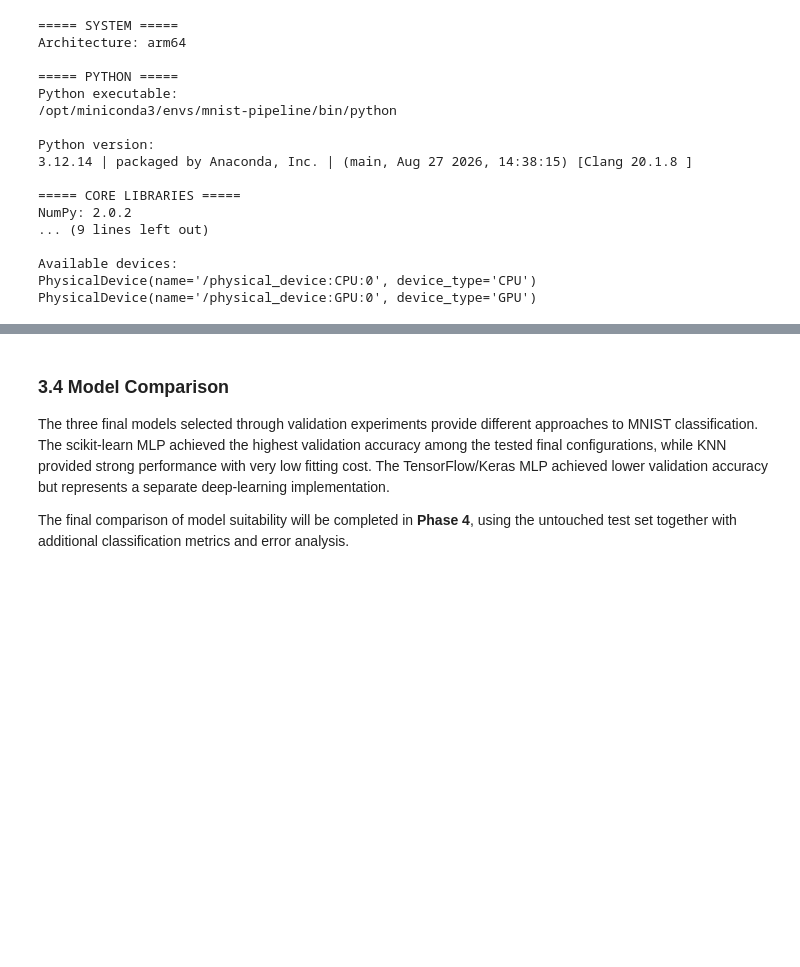
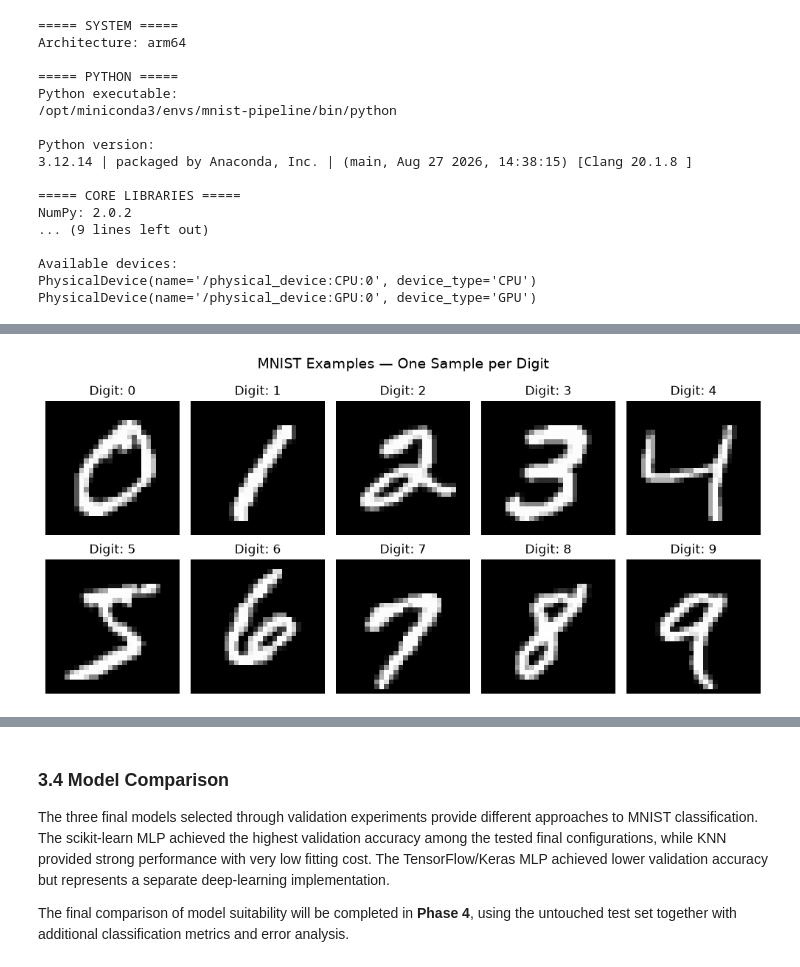
Before and after one commit to ananda-pires/mnist-multiclass-predictive-pipeline, a Jupyter notebook: notebooks/mnist_pipeline.ipynb, the cells around one changed output, grey strips where cells are left out. Drawn from its saved outputs; the diff is of its cells as text; code cells hidden in the pictures; blank space fills up the shorter version.

Commit message:
refactor: standardize complete MNIST notebook

```diff
--- a/notebooks/mnist_pipeline.ipynb
+++ b/notebooks/mnist_pipeline.ipynb
@@ -315,11 +74,0 @@ To visualize the digits, the 784 values are reshaped back into a 28 × 28 matrix
-# %%
-fig, axes = plt.subplots(2, 5, figsize=(10, 5))
-
-for i, ax in enumerate(axes.flat):
-    ax.imshow(X[i].reshape(28, 28), cmap="binary")
-    ax.set_title(f"Digit: {y[i]}")
-    ax.axis("off")
-
-plt.suptitle("Examples of MNIST Handwritten Digits", fontsize=14)
-plt.tight_layout()
-plt.show()
@@ -1569,0 +162,26 @@ Validation prediction time: 0.2511 seconds
+# %%
+# Select one representative image for each digit from 0 to 9.
+# This guarantees that every class is represented in the visualization.
+example_indices = []
+
+for digit in range(10):
+    index = np.where(y == digit)[0][0]
+    example_indices.append(index)
+
+
+# Display one example from each digit class.
+fig, axes = plt.subplots(2, 5, figsize=(10, 5))
+
+for ax, index in zip(axes.ravel(), example_indices):
+    # Reshape the flattened 784-pixel vector back into a 28 × 28 image.
+    image = X[index].reshape(28, 28)
+
+    ax.imshow(image, cmap="gray")
+    ax.set_title(f"Digit: {y[index]}")
+    ax.axis("off")
+
+plt.suptitle("MNIST Examples — One Sample per Digit", fontsize=14)
+plt.tight_layout()
+plt.show()
+# %% [output]
+[figure, added]
```
Also changed, not shown: parts of 175 cells of this notebook, 10 other files.
